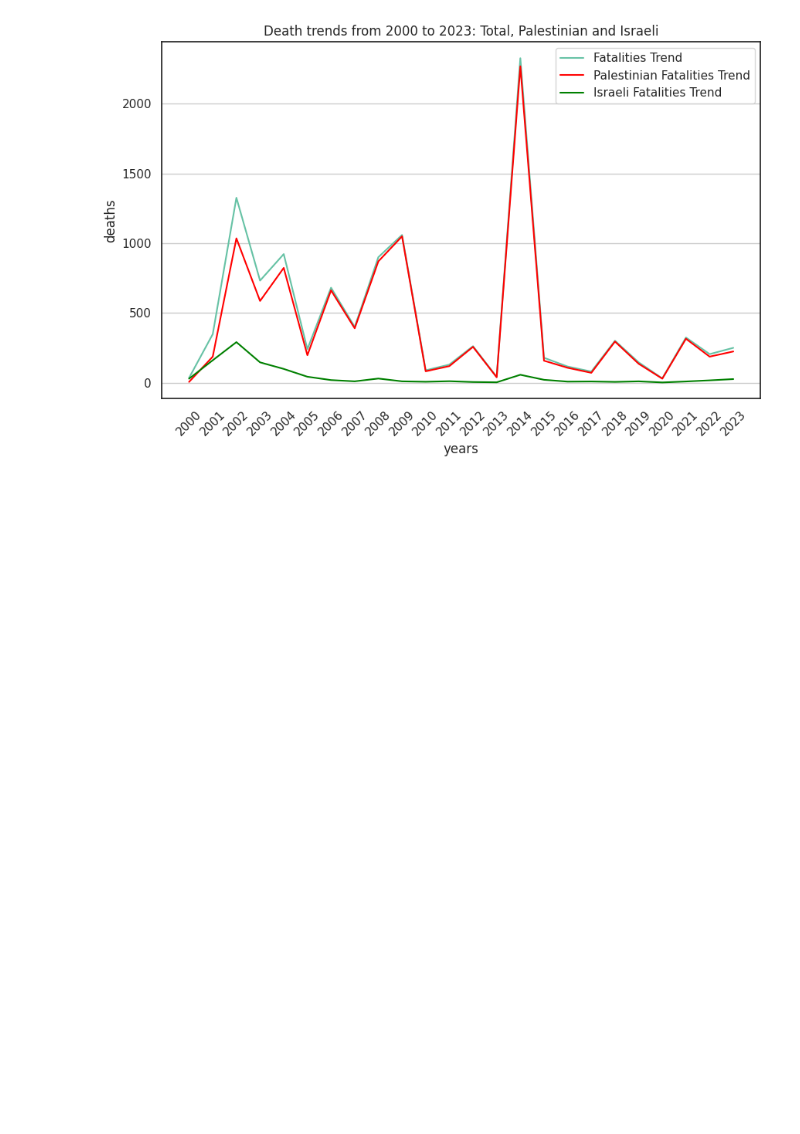
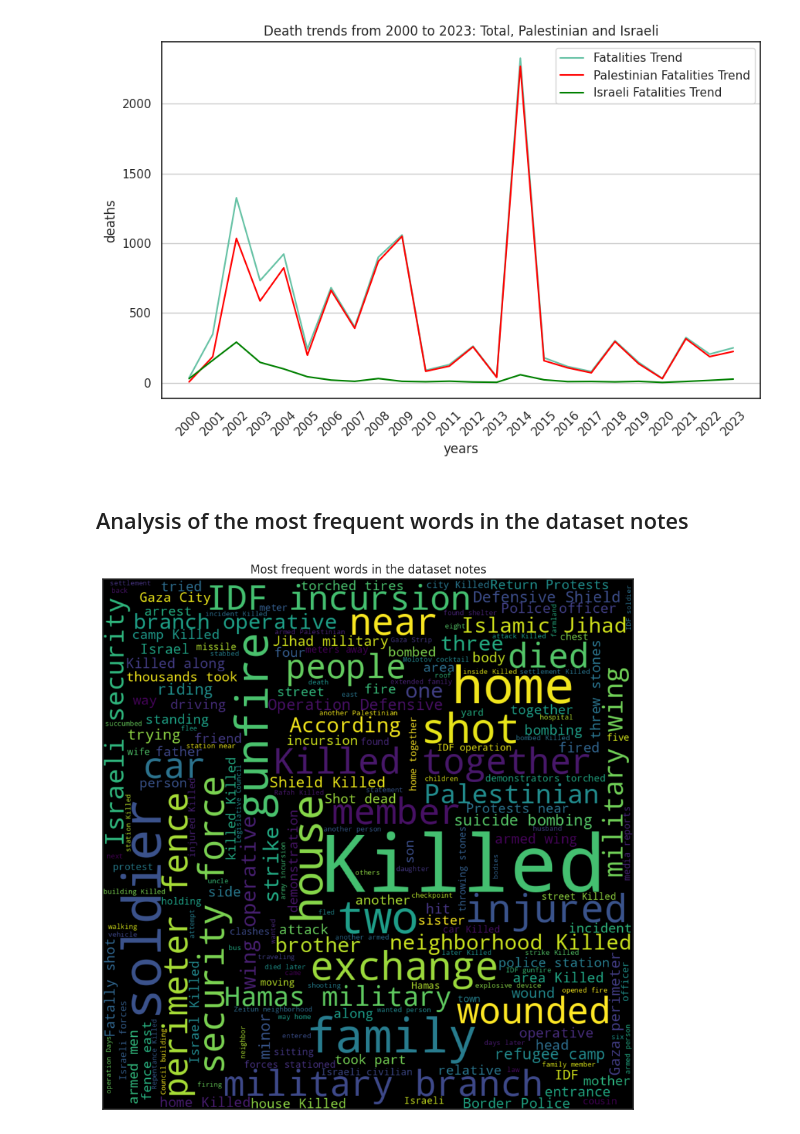
Before and after one commit to exdsgift/IPC-MideastAnalytics, a Jupyter notebook: Fatalities_Project.ipynb, the cells around one changed output. Cells and saved outputs as stored; diff of their text form; code cells hidden in the pictures; blank space fills up the shorter version.

```diff
--- a/Fatalities_Project.ipynb
+++ b/Fatalities_Project.ipynb
@@ -437,3 +437,5 @@ plt.grid(True, axis='y')
 plt.show()
 # %% [output]
 [figure]
+# %% [markdown]
+## Analysis of the most frequent words in the dataset notes
@@ -439,0 +444,13 @@ plt.show()
+# %%
+words_in_note = ''.join(fatalities_df['notes'].astype(str))
+
+wordcloud = WordCloud(width=1000, height=1000,
+            min_font_size = 10, max_font_size=150).generate(words_in_note)
+
+plt.figure(figsize=(10,10))
+plt.imshow(wordcloud, interpolation='bilinear')
+plt.xticks([]), plt.yticks([])
+plt.title('Most frequent words in the dataset notes')
+plt.show()
+# %% [output]
+[figure, added]
```
Also changed, not shown: parts of 4 cells of this notebook.
